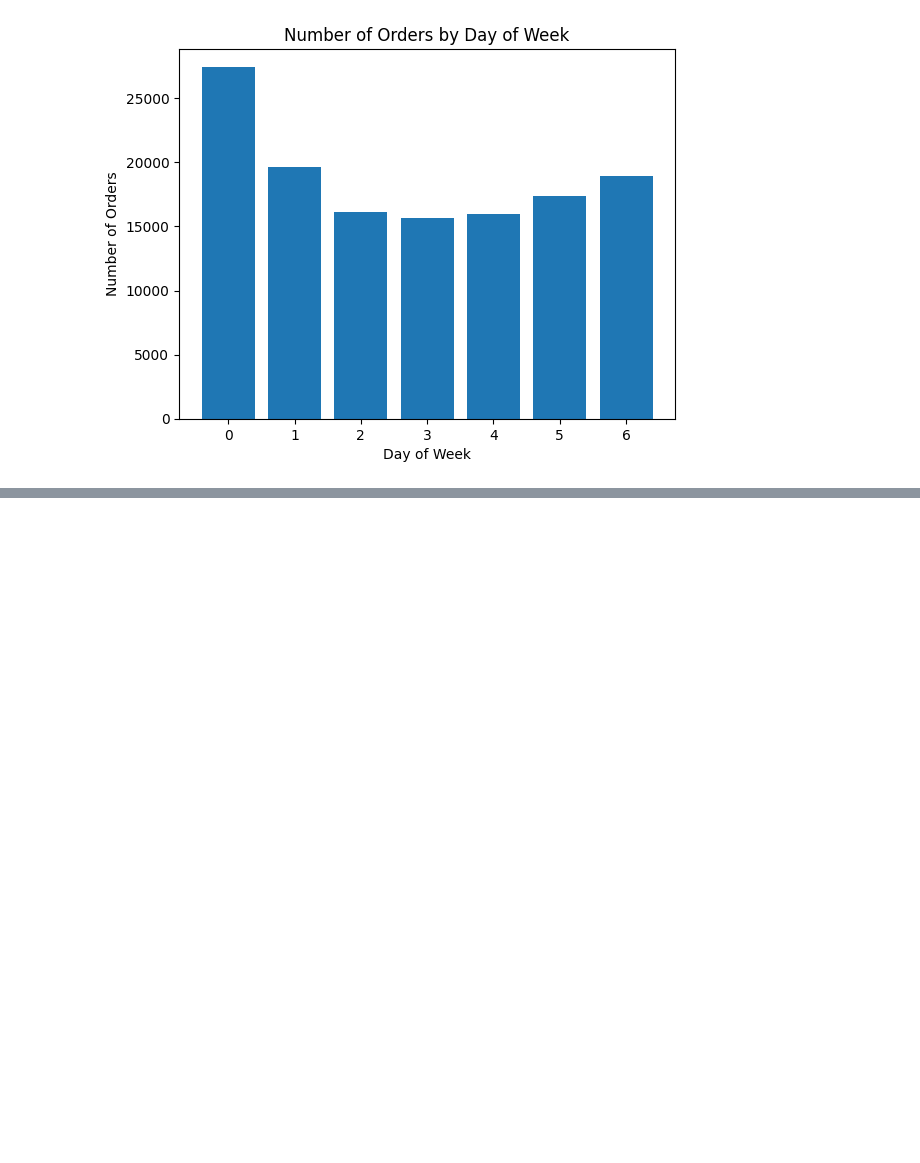
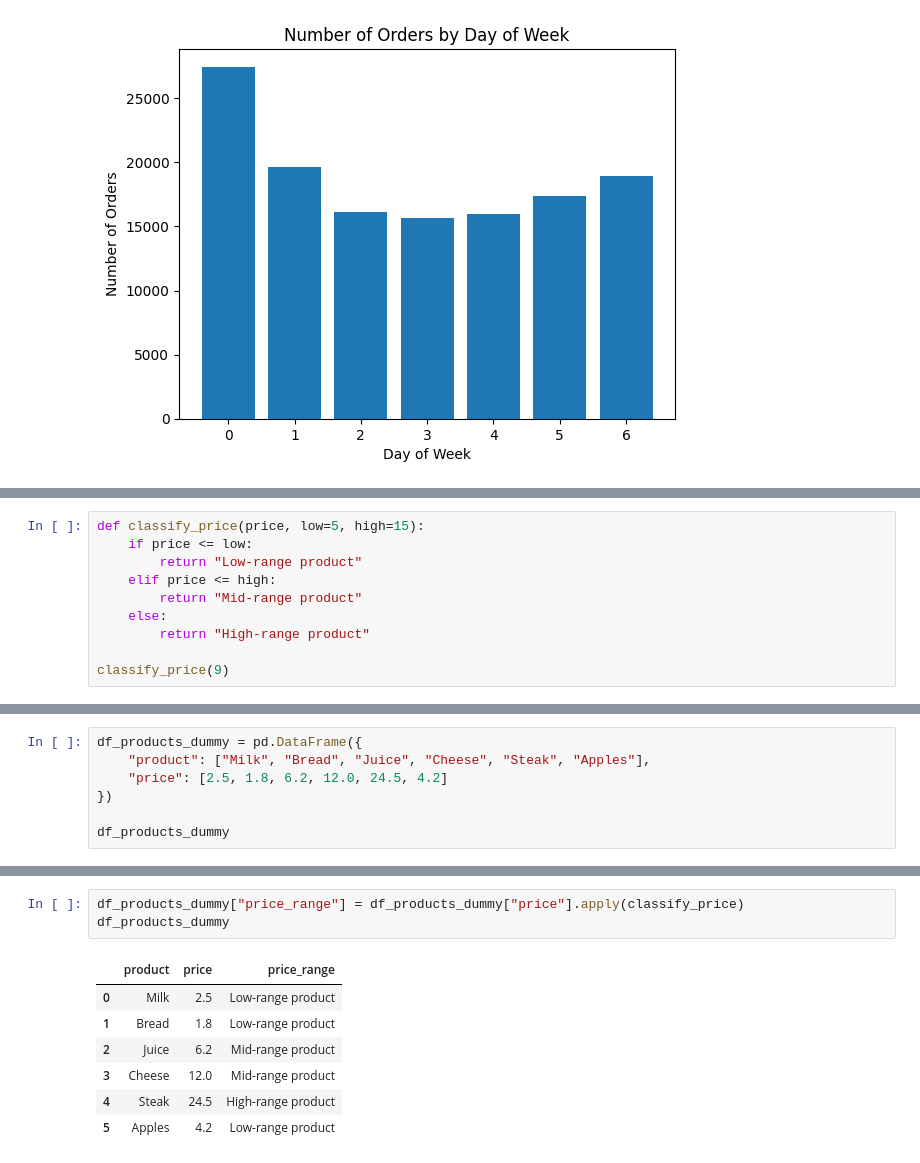
Before and after one commit to nnaneas/data-analytics-with-python, a Jupyter notebook: notebook/07_instacart_analysis.ipynb, the cells around one changed output, grey strips where cells are left out. Saved outputs shown, nothing was run; the diff lists cells and outputs as text; blank space fills up the shorter version.

```diff
--- a/notebook/07_instacart_analysis.ipynb
+++ b/notebook/07_instacart_analysis.ipynb
@@ -109,0 +160,10 @@ plt.show()
+# %%
+def classify_price(price, low=5, high=15):
+    if price <= low:
+        return "Low-range product"
+    elif price <= high:
+        return "Mid-range product"
+    else:
+        return "High-range product"
+
+classify_price(9)
@@ -109,0 +172,7 @@ plt.show()
+# %%
+df_products_dummy = pd.DataFrame({
+    "product": ["Milk", "Bread", "Juice", "Cheese", "Steak", "Apples"],
+    "price": [2.5, 1.8, 6.2, 12.0, 24.5, 4.2]
+})
+
+df_products_dummy
@@ -109,0 +187,11 @@ plt.show()
+# %%
+df_products_dummy["price_range"] = df_products_dummy["price"].apply(classify_price)
+df_products_dummy
+# %% [output]
+|  | product | price | price_range |
+| 0 | Milk | 2.5 | Low-range product |
+| 1 | Bread | 1.8 | Low-range product |
+| 2 | Juice | 6.2 | Mid-range product |
+| 3 | Cheese | 12.0 | Mid-range product |
+| 4 | Steak | 24.5 | High-range product |
+| 5 | Apples | 4.2 | Low-range product |
```
Also changed, not shown: parts of 12 cells of this notebook.
